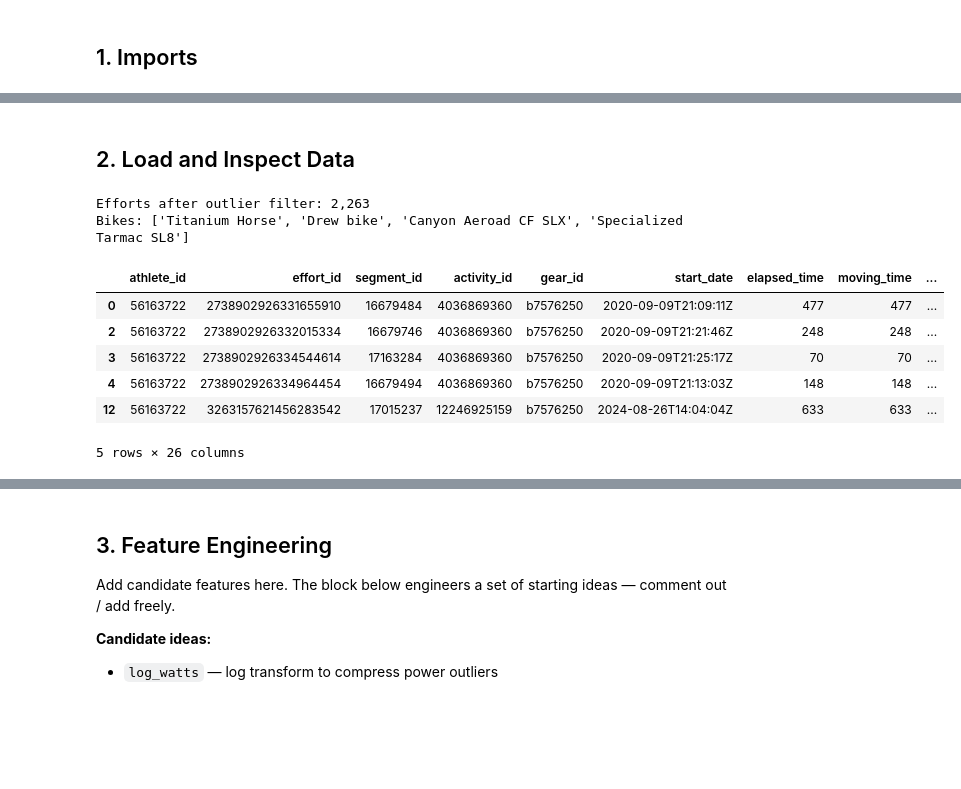
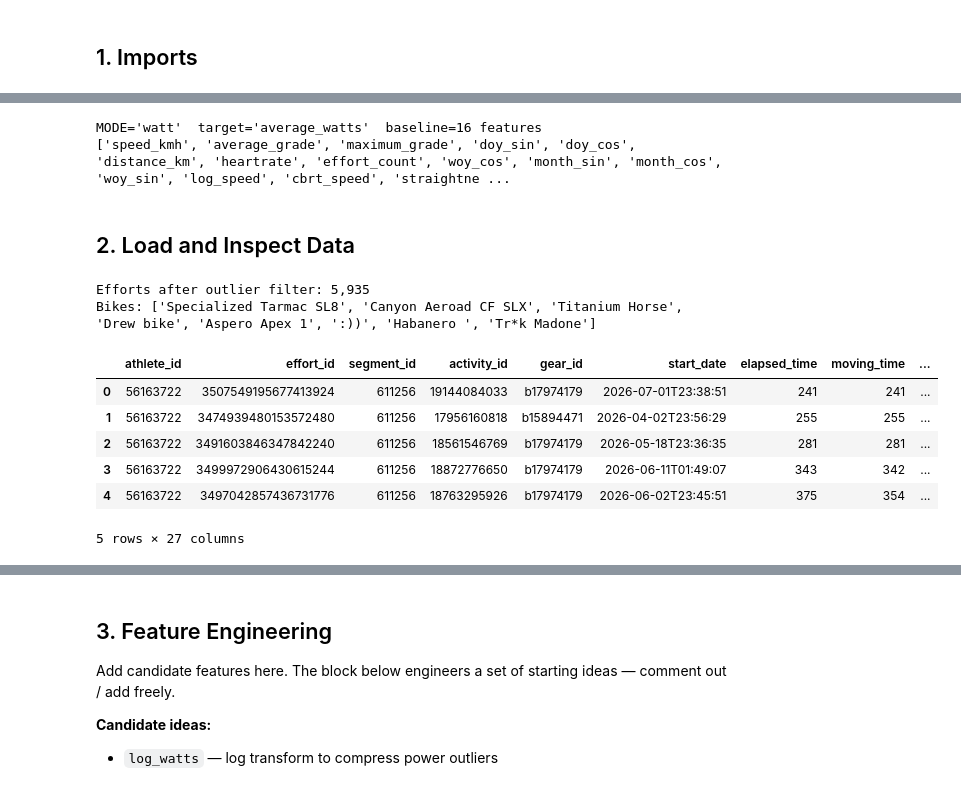
Before and after one commit to loganmckerlich/new_bike_day, a Jupyter notebook: notebooks/exp6_xgb_feature_engineering.ipynb, the cells around one changed output, grey strips where cells are left out. Drawn from its saved outputs; the diff is of its cells as text; code cells hidden in the pictures; blank space fills up the shorter version.

```diff
--- a/notebooks/exp6_xgb_feature_engineering.ipynb
+++ b/notebooks/exp6_xgb_feature_engineering.ipynb
@@ -46,33 +71,71 @@ Current XGB_FEATURES: ['average_watts', 'average_grade', 'maximum_grade', 'doy_s
+# %%
+# ════════════════════════════════════════════════════════════════════════════
+# TOGGLE — which model are you optimising features for?
+#
+#   "speed"  →  fit_xgb_speed_model  (src/bike_delta.py)
+#               predicts speed_kmh from watts + conditions
+#               baseline features: XGB_FEATURES
+#               power transforms apply  (log_watts, cbrt_watts, watts_per_grade)
+#
+#   "watt"   →  fit_xgb_watt_model   (src/bike_delta.py)
+#               predicts average_watts from speed + conditions
+#               baseline features: XGB_WATT_FEATURES
+#               speed transforms apply  (log_speed, cbrt_speed, speed_per_grade)
+# ════════════════════════════════════════════════════════════════════════════
+MODE = "watt"   # ← change to "watt" to switch
+
+assert MODE in ("speed", "watt"), f"MODE must be 'speed' or 'watt', got {MODE!r}"
+
+if MODE == "speed":
+    BASELINE_FEATURES = list(XGB_SPEED_FEATURES)
+    TARGET_COL        = "speed_kmh"
+else:
+    BASELINE_FEATURES = list(XGB_WATT_FEATURES)
+    TARGET_COL        = "average_watts"
+
+print(f"MODE={MODE!r}  target={TARGET_COL!r}  baseline={len(BASELINE_FEATURES)} features")
+print(BASELINE_FEATURES)
+# %% [output]
+MODE='watt'  target='average_watts'  baseline=16 features
+['speed_kmh', 'average_grade', 'maximum_grade', 'doy_sin', 'doy_cos', 'distance_km', 'heartrate', 'effort_count', 'woy_cos', 'month_sin', 'month_cos', 'woy_sin', 'log_speed', 'cbrt_speed', 'straightne ...
 # %% [markdown]
 ## 2. Load and Inspect Data
 # %%
-init_db()
-uid = '56163722'
-raw_efforts = load_efforts(uid)
-segments    = load_segments(uid)
-bikes_df    = load_bikes(uid)
-bikes_dict  = bikes_df[0]
+def _fetch_all(table: str) -> pd.DataFrame:
+    PAGE = 1000
+    rows, start = [], 0
+    while True:
+        page = supabase.table(table).select("*").range(start, start + PAGE - 1).execute()
+        batch = page.data or []
+        rows.extend(batch)
+        if len(batch) < PAGE:
+            break
+        start += PAGE
+    return pd.DataFrame(rows)
 
-df_raw = prepare_delta_dataset(raw_efforts, segments, bikes_dict)
+segment_efforts = _fetch_all("segment_efforts")
+bikes_df        = _fetch_all("bikes")
+segments        = _fetch_all("starred_segments")
+
+bikes_dict = dict(zip(bikes_df["gear_id"], bikes_df["name"]))
+
+df_raw = prepare_delta_dataset(segment_efforts, segments, bikes_dict)
 df, _  = filter_outliers_by_power_speed(df_raw, z_threshold=3.0)
-df = apply_min_watts_filter(
-    df,
-    int(180),
-    descents_exempt=True,
-)
+df = apply_min_watts_filter(df, int(180), descents_exempt=True)
+
 print(f"Efforts after outlier filter: {len(df):,}")
 print(f"Bikes: {df['bike_name'].unique().tolist()}")
 df.head()
 # %% [output]
-Efforts after outlier filter: 2,263
-Bikes: ['Titanium Horse', 'Drew bike', 'Canyon Aeroad CF SLX', 'Specialized Tarmac SL8']
+Efforts after outlier filter: 5,935
+Bikes: ['Specialized Tarmac SL8', 'Canyon Aeroad CF SLX', 'Titanium Horse', 'Drew bike', 'Aspero Apex 1', ':))', 'Habanero ', 'Tr*k Madone']
 |  | athlete_id | effort_id | segment_id | activity_id | gear_id | start_date | elapsed_time | moving_time | ... |
-| 0 | 56163722 | 2738902926331655910 | 16679484 | 4036869360 | b7576250 | 2020-09-09T21:09:11Z | 477 | 477 | ... |
-| 2 | 56163722 | 2738902926332015334 | 16679746 | 4036869360 | b7576250 | 2020-09-09T21:21:46Z | 248 | 248 | ... |
-| 3 | 56163722 | 2738902926334544614 | 17163284 | 4036869360 | b7576250 | 2020-09-09T21:25:17Z | 70 | 70 | ... |
-| 4 | 56163722 | 2738902926334964454 | 16679494 | 4036869360 | b7576250 | 2020-09-09T21:13:03Z | 148 | 148 | ... |
-| 12 | 56163722 | 3263157621456283542 | 17015237 | 12246925159 | b7576250 | 2024-08-26T14:04:04Z | 633 | 633 | ... |
+| 0 | 56163722 | 3507549195677413924 | 611256 | 19144084033 | b17974179 | 2026-07-01T23:38:51 | 241 | 241 | ... |
+| 1 | 56163722 | 3474939480153572480 | 611256 | 17956160818 | b15894471 | 2026-04-02T23:56:29 | 255 | 255 | ... |
+| 2 | 56163722 | 3491603846347842240 | 611256 | 18561546769 | b17974179 | 2026-05-18T23:36:35 | 281 | 281 | ... |
+| 3 | 56163722 | 3499972906430615244 | 611256 | 18872776650 | b17974179 | 2026-06-11T01:49:07 | 343 | 342 | ... |
+| 4 | 56163722 | 3497042857436731776 | 611256 | 18763295926 | b17974179 | 2026-06-02T23:45:51 | 375 | 354 | ... |
-5 rows × 26 columns
+5 rows × 27 columns
 # %%
 df.columns
 # %% [output]
```
Also changed, not shown: parts of 16 cells of this notebook, 5 other files.
